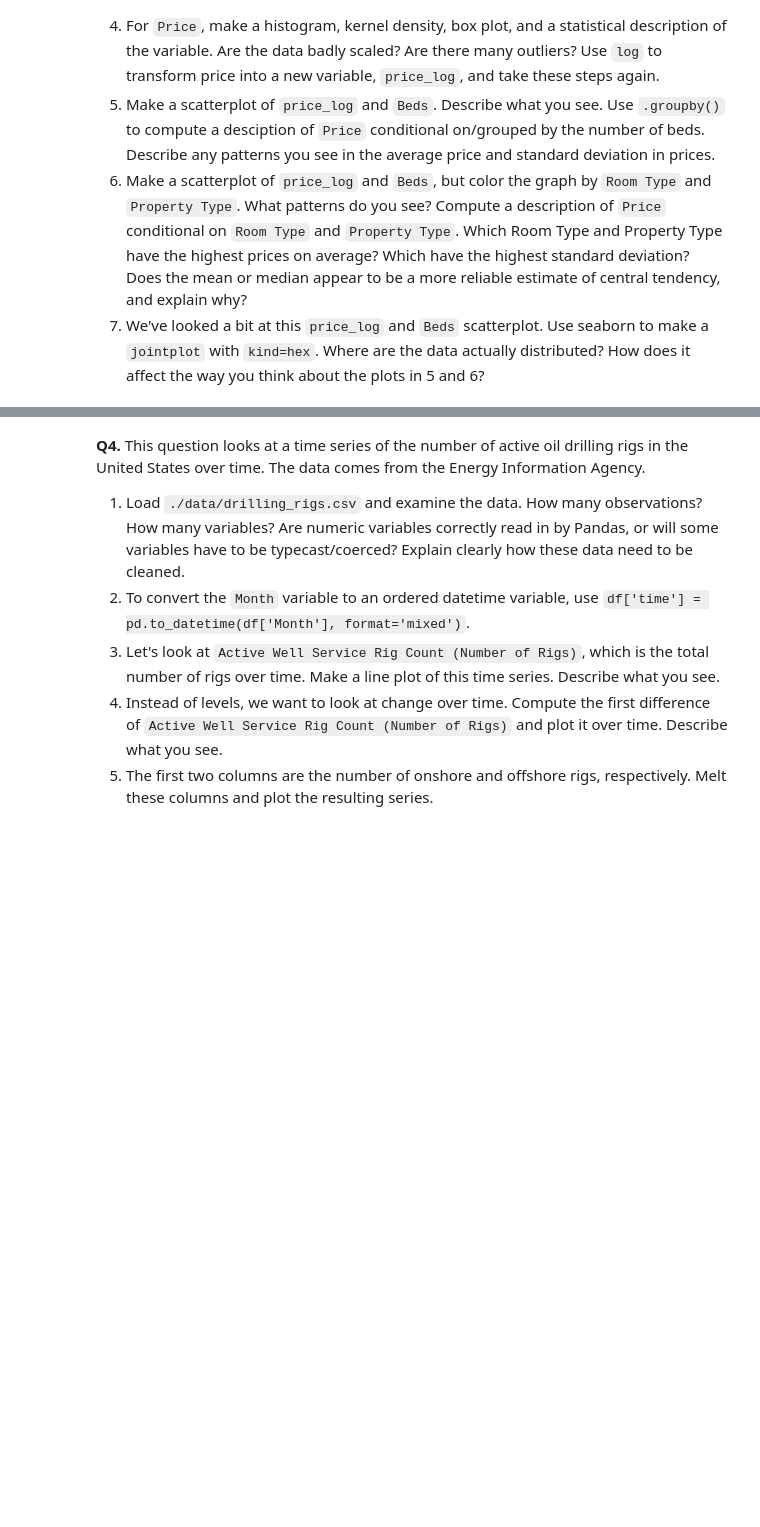
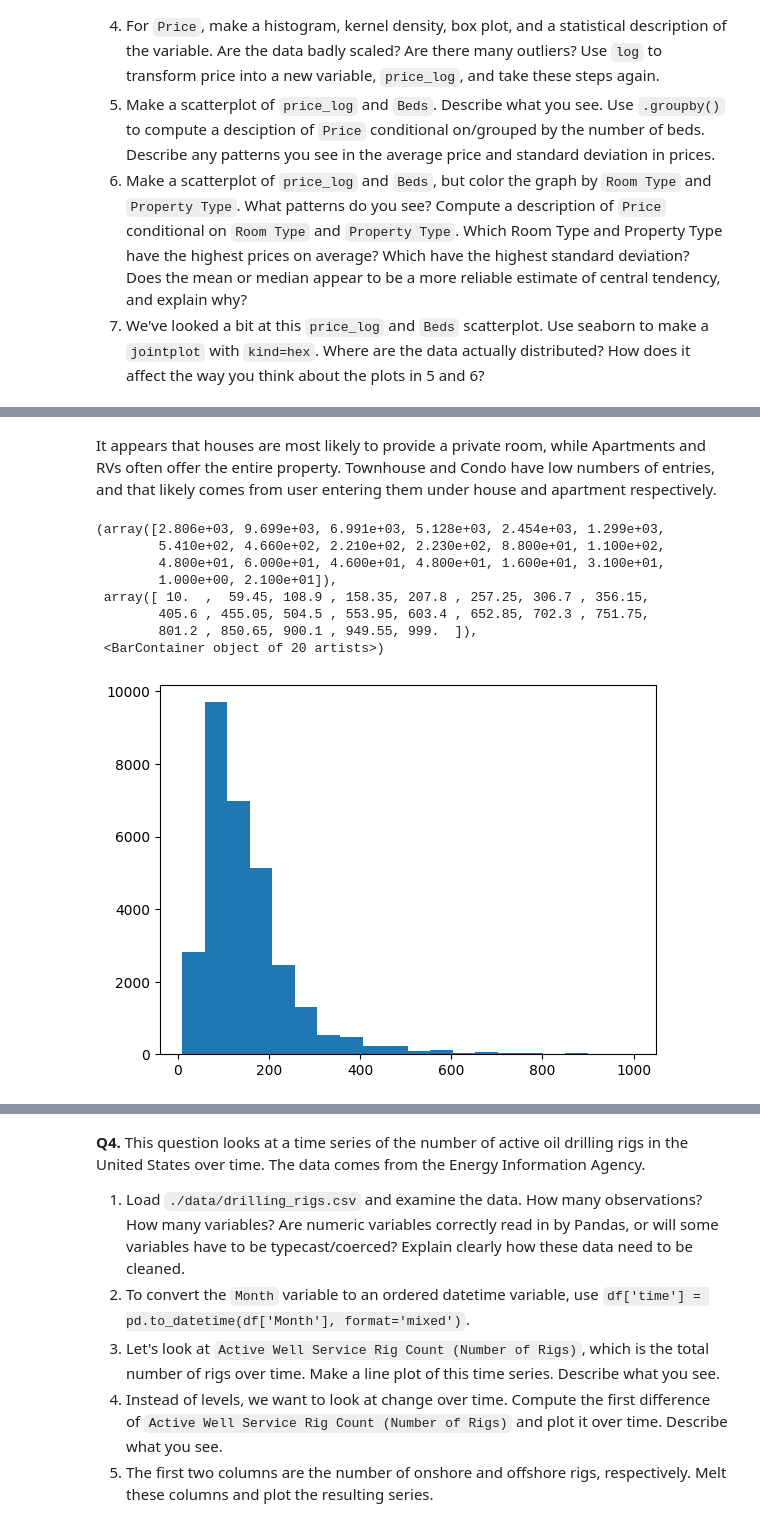
Before and after one commit to teaganabritten/EDAfork, a Jupyter notebook: assignment/assignment.ipynb, the cells around one changed output, grey strips where cells are left out. Cells and saved outputs as stored; diff of their text form; code cells hidden in the pictures; blank space fills up the shorter version.

```diff
--- a/assignment/assignment.ipynb
+++ b/assignment/assignment.ipynb
@@ -84,3 +218,9 @@ sns.histplot(foreigngifts['Country of Giftor'], bins=20)
   5. Make a scatterplot of `price_log` and `Beds`. Describe what you see. Use `.groupby()` to compute a desciption of `Price` conditional on/grouped by the number of beds. Describe any patterns you see in the average price and standard deviation in prices.
   6. Make a scatterplot of `price_log` and `Beds`, but color the graph by `Room Type` and `Property Type`. What patterns do you see? Compute a description of `Price` conditional on `Room Type` and `Property Type`. Which Room Type and Property Type have the highest prices on average? Which have the highest standard deviation? Does the mean or median appear to be a more reliable estimate of central tendency, and explain why?
   7. We've looked a bit at this `price_log` and `Beds` scatterplot. Use seaborn to make a `jointplot` with `kind=hex`. Where are the data actually distributed? How does it affect the way you think about the plots in 5 and 6?
+# %%
+# 1
+airbnb = pd.read_csv('./data/airbnb_hw.csv')
+# 2
+
+airbnb.head(5)
@@ -86,0 +255,16 @@ sns.histplot(foreigngifts['Country of Giftor'], bins=20)
+# %% [markdown]
+It appears that houses are most likely to provide a private room, while Apartments and RVs often offer the entire property. Townhouse and Condo have low numbers of entries, and that likely comes from user entering them under house and apartment respectively.
+# %%
+# 4
+airbnb['Price'] = pd.to_numeric(airbnb['Price'], errors='coerce')
+plt.hist(airbnb['Price'], bins=20)
+# %% [output]
+(array([2.806e+03, 9.699e+03, 6.991e+03, 5.128e+03, 2.454e+03, 1.299e+03,
+        5.410e+02, 4.660e+02, 2.210e+02, 2.230e+02, 8.800e+01, 1.100e+02,
+        4.800e+01, 6.000e+01, 4.600e+01, 4.800e+01, 1.600e+01, 3.100e+01,
+        1.000e+00, 2.100e+01]),
+ array([ 10.  ,  59.45, 108.9 , 158.35, 207.8 , 257.25, 306.7 , 356.15,
+        405.6 , 455.05, 504.5 , 553.95, 603.4 , 652.85, 702.3 , 751.75,
+        801.2 , 850.65, 900.1 , 949.55, 999.  ]),
+ <BarContainer object of 20 artists>)
+[figure, added]
```
Also changed, not shown: parts of 35 cells of this notebook.
